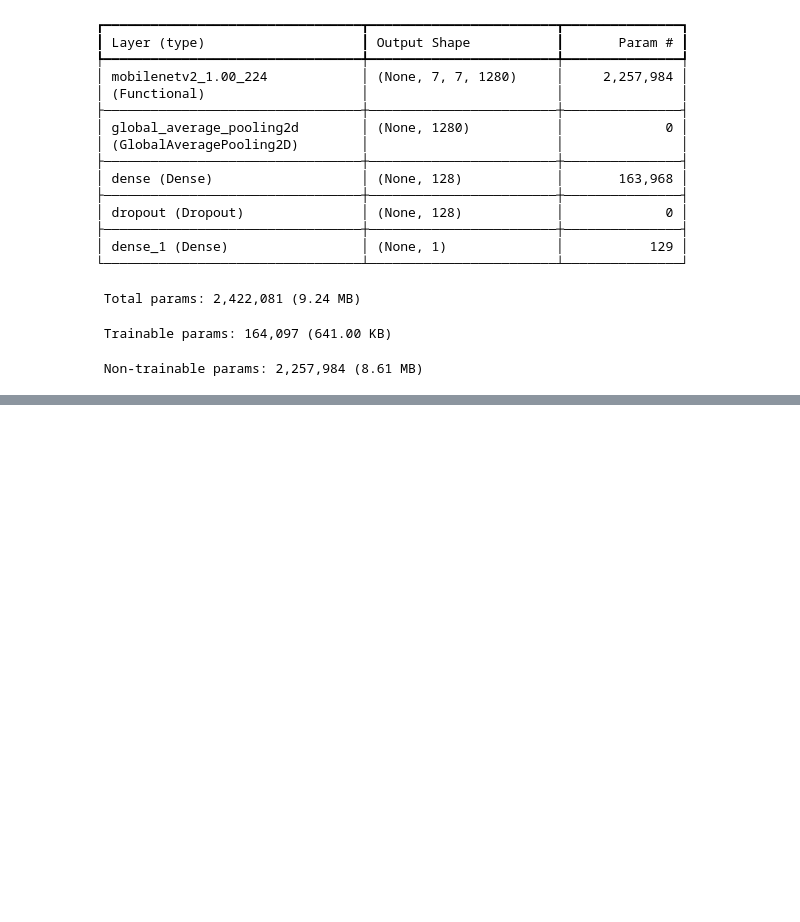
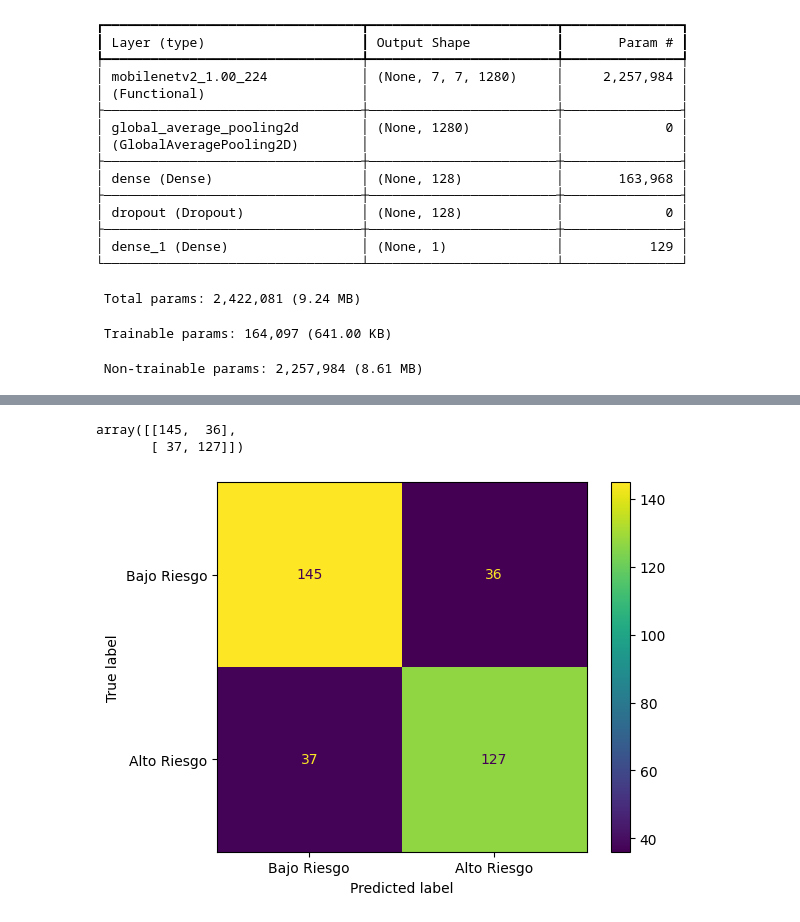
Before and after one commit to Kriskitt/melanoma_detector, a Jupyter notebook: notebooks/Model_Pre-1.ipynb, the cells around one changed output, grey strips where cells are left out. Drawn from its saved outputs; the diff is of its cells as text; code cells hidden in the pictures; blank space fills up the shorter version.

```diff
--- a/notebooks/Model_Pre-1.ipynb
+++ b/notebooks/Model_Pre-1.ipynb
@@ -187 +197,17 @@ print(f"La predicción para la imagen es: {resultado}")
 La predicción para la imagen es: Alto riesgo
+# %%
+def compute_confusion_matrix(model, dataset):
+    all_labels = []
+    all_predictions = []
+    for images, labels in dataset:
+        predictions = model.predict(images)
+        predictions = (predictions > 0.5).astype(int).flatten()
+        all_labels.extend(labels.numpy())
+        all_predictions.extend(predictions)
+    cm = confusion_matrix(all_labels, all_predictions)
+    disp = ConfusionMatrixDisplay(confusion_matrix=cm, display_labels=["Bajo Riesgo", "Alto Riesgo"])
+    disp.plot(cmap='viridis')
+    return cm
+
+compute_confusion_matrix(model, test_ds)
+# %% [output]
@@ -187,0 +226,3 @@ La predicción para la imagen es: Alto riesgo
+array([[145,  36],
+       [ 37, 127]])
+[figure, added]
```
Also changed, not shown: parts of 11 cells of this notebook.
